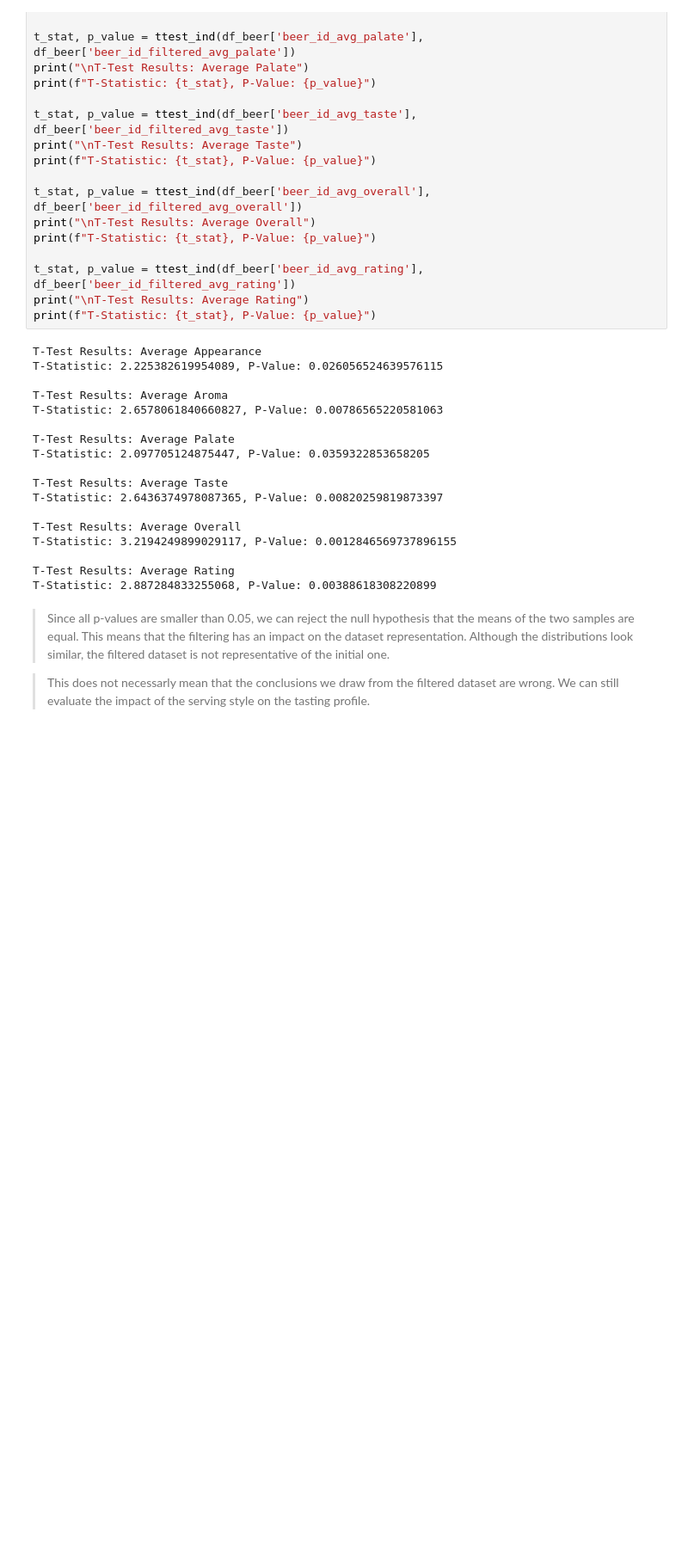
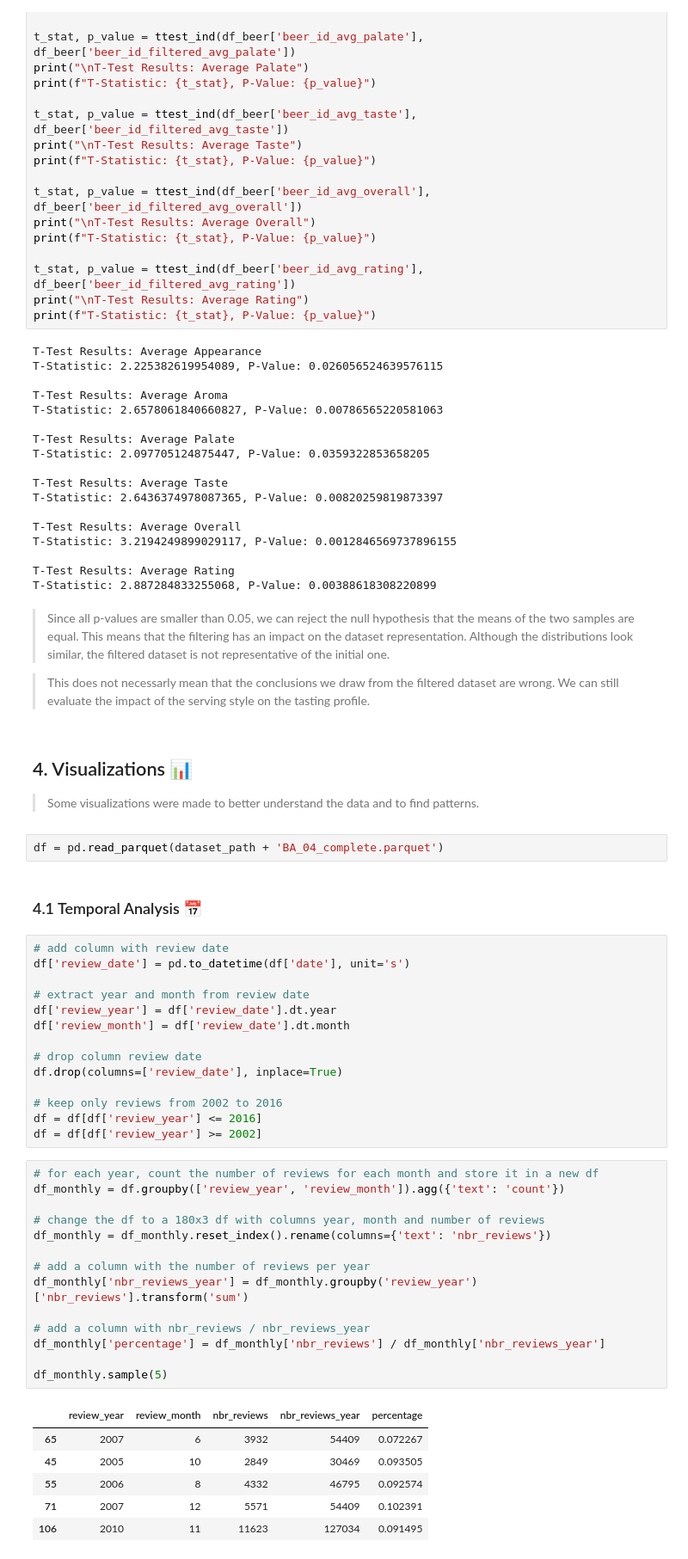
Before and after one commit to epfl-ada/ada-2023-project-beeradaventure46, a Jupyter notebook: Milestone_3.ipynb, the cells around one changed output. Shown: that part at 86% size. Cells and saved outputs as stored; diff of their text form; blank space fills up the shorter version.

```diff
--- a/Milestone_3.ipynb
+++ b/Milestone_3.ipynb
@@ -1444,3 +1451,46 @@ T-Statistic: 2.887284833255068, P-Value: 0.00388618308220899
 > Since all p-values are smaller than 0.05, we can reject the null hypothesis that the means of the two samples are equal. This means that the filtering has an impact on the dataset representation. Although the distributions look similar, the filtered dataset is not representative of the initial one.
 
 > This does not necessarly mean that the conclusions we draw from the filtered dataset are wrong. We can still evaluate the impact of the serving style on the tasting profile.
+# %% [markdown]
+## 4. Visualizations 📊 <a id='4-visualizations'></a>
+
+> Some visualizations were made to better understand the data and to find patterns.
+# %%
+df = pd.read_parquet(dataset_path + 'BA_04_complete.parquet')
+# %% [markdown]
+### 4.1 Temporal Analysis 📅 <a id='4_1-temporal-analysis'></a>
+# %%
+# add column with review date
+df['review_date'] = pd.to_datetime(df['date'], unit='s')
+
+# extract year and month from review date
+df['review_year'] = df['review_date'].dt.year
+df['review_month'] = df['review_date'].dt.month
+
+# drop column review date
+df.drop(columns=['review_date'], inplace=True)
+
+# keep only reviews from 2002 to 2016
+df = df[df['review_year'] <= 2016]
+df = df[df['review_year'] >= 2002]
+# %%
+# for each year, count the number of reviews for each month and store it in a new df
+df_monthly = df.groupby(['review_year', 'review_month']).agg({'text': 'count'})
+
+# change the df to a 180x3 df with columns year, month and number of reviews
+df_monthly = df_monthly.reset_index().rename(columns={'text': 'nbr_reviews'})
+
+# add a column with the number of reviews per year
+df_monthly['nbr_reviews_year'] = df_monthly.groupby('review_year')['nbr_reviews'].transform('sum')
+
+# add a column with nbr_reviews / nbr_reviews_year
+df_monthly['percentage'] = df_monthly['nbr_reviews'] / df_monthly['nbr_reviews_year']
+
+df_monthly.sample(5)
+# %% [output]
+|  | review_year | review_month | nbr_reviews | nbr_reviews_year | percentage |
+| 65 | 2007 | 6 | 3932 | 54409 | 0.072267 |
+| 45 | 2005 | 10 | 2849 | 30469 | 0.093505 |
+| 55 | 2006 | 8 | 4332 | 46795 | 0.092574 |
+| 71 | 2007 | 12 | 5571 | 54409 | 0.102391 |
+| 106 | 2010 | 11 | 11623 | 127034 | 0.091495 |
```
Also changed, not shown: parts of 15 cells of this notebook, 1 other file.
